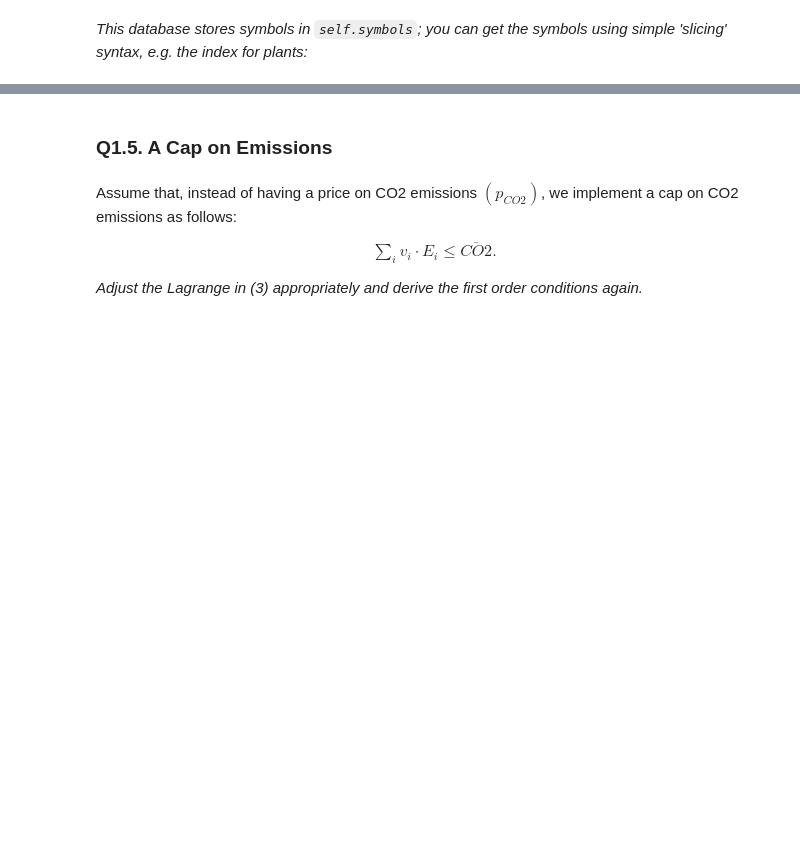
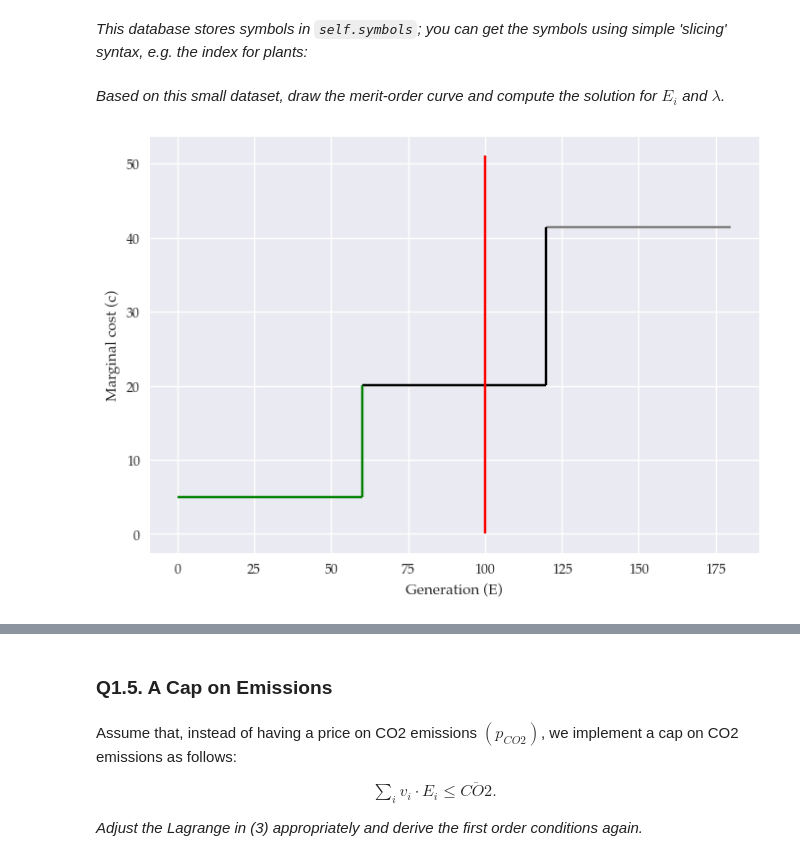
Before and after one commit to LucaAlv/EnergyEconomicsE2024, a Jupyter notebook: Exercises/E3.ipynb, the cells around one changed output, grey strips where cells are left out. Saved outputs shown, nothing was run; the diff lists cells and outputs as text; code cells hidden in the pictures; blank space fills up the shorter version.

````diff
--- a/Exercises/E3.ipynb
+++ b/Exercises/E3.ipynb
@@ -72,5 +103,30 @@ FileNotFoundError: [Errno 2] No such file or directory: '/Users/Luca/Documents/G
 # %% [markdown]
 *This database stores symbols in ```self.symbols```; you can get the symbols using simple 'slicing' syntax, e.g. the index for plants:*
+# %% [markdown]
+*Based on this small dataset, draw the merit-order curve and compute the solution for $E_i$ and $\lambda$.*
+# %%
+# Compute total marginal costs for each plant with and without emission taxes respectively
+db ['TotalNC'] = db['OtherMC'] + (db['FuelMix'] * db['FuelPrice']).groupby(level='id').sum()
+db ['SocialMC'] = db['TotalMC'] + db['EmissionTax']['CO2'] * (db['FuelMix'] * db['EmissionIntensity']).groupby(level='id').sum()
+
+# Generate the plot for the case without emission taxes
+sortedidx = db['TotalMC'].sort_values().index # Sort the id index according to cheapest plant
+maxcaps = db['GeneratingCapacity'][sortedidx].cumsum() # Determine cumulative maximum capacity
+mincaps = maxcaps - db['GeneratingCapacity'] [sortedidx] # Determine cumulative minimum capacity
+fig, ax = plt.subplots (1,1)
+
+# Add horizontal lines for each generator in order of marginal cost
+ax. hlines (db['TotalMC'][sortedidx], mincaps, maxcaps, colors=['green', 'black', 'grey'])
+# Add vertical lines that connect horizontal lines for each generator
+ax.vlines(maxcaps [: -1], db['TotalMC'][sortedidx][: -1], db['TotalMC'][sortedidx][1:], colors=['green', 'black'])
+# Add horizontal line for load
+ax.vlines(db['Load'], 0, round(max(db['TotalMC']) + 10), color= 'red')
+# Add axis names
+ax.set_xlabel('Generation (E)')
+ax.set_ylabel('Marginal cost (c)')
+plt.show(fig);
+# %% [output]
+[figure, added]
 # %%
 # marginal costs ci (per MWh of energy generated) without regulation
 
````
Also changed, not shown: parts of 9 cells of this notebook.
